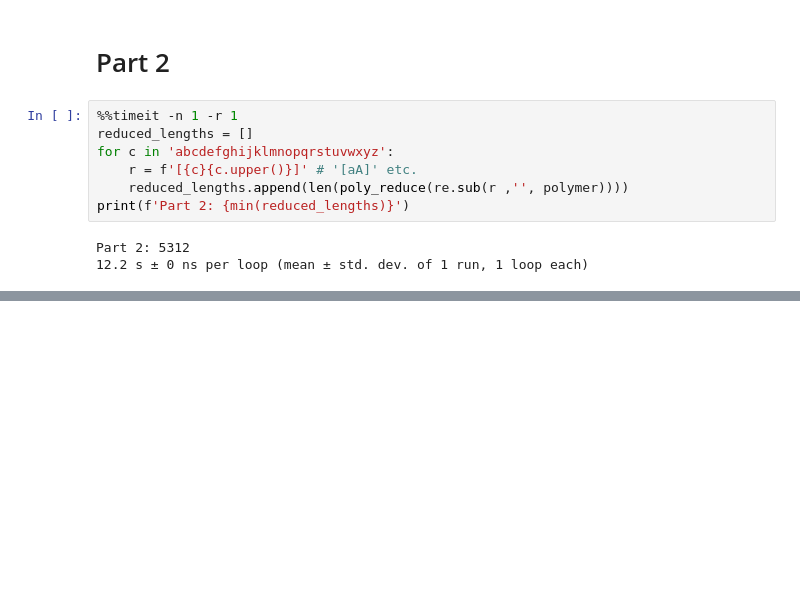
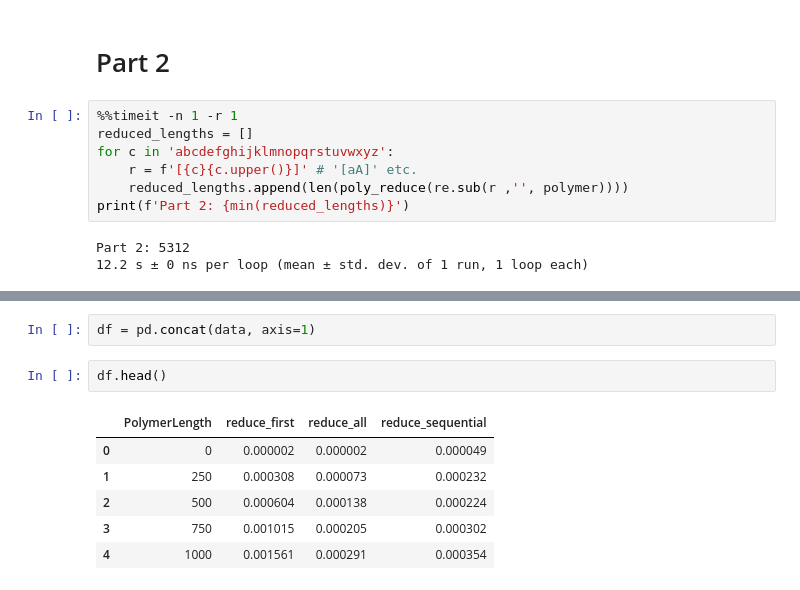
Before and after one commit to MarkNOakden/AdventOfCode, a Jupyter notebook: 18/05/Day 05 - Alchemical Reduction.ipynb, the cells around one changed output, grey strips where cells are left out. Drawn from its saved outputs; the diff is of its cells as text; blank space fills up the shorter version.

```diff
--- a/18/05/Day 05 - Alchemical Reduction.ipynb
+++ b/18/05/Day 05 - Alchemical Reduction.ipynb
@@ -145,0 +181,11 @@ Part 2: 5312
+# %%
+df = pd.concat(data, axis=1)
+# %%
+df.head()
+# %% [output]
+|  | PolymerLength | reduce_first | reduce_all | reduce_sequential |
+| 0 | 0 | 0.000002 | 0.000002 | 0.000049 |
+| 1 | 250 | 0.000308 | 0.000073 | 0.000232 |
+| 2 | 500 | 0.000604 | 0.000138 | 0.000224 |
+| 3 | 750 | 0.001015 | 0.000205 | 0.000302 |
+| 4 | 1000 | 0.001561 | 0.000291 | 0.000354 |
```
Also changed, not shown: parts of 7 cells of this notebook, 5 other files.
